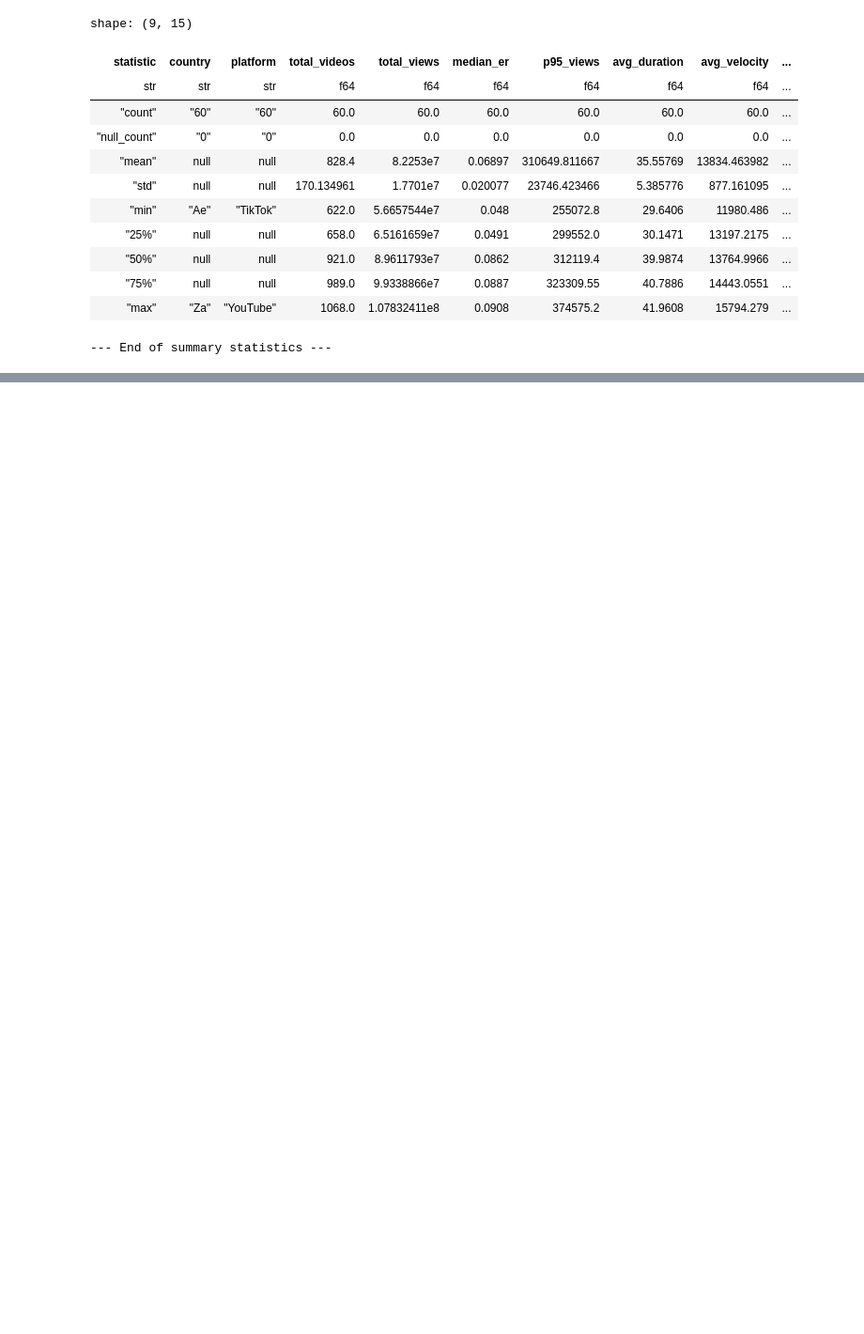
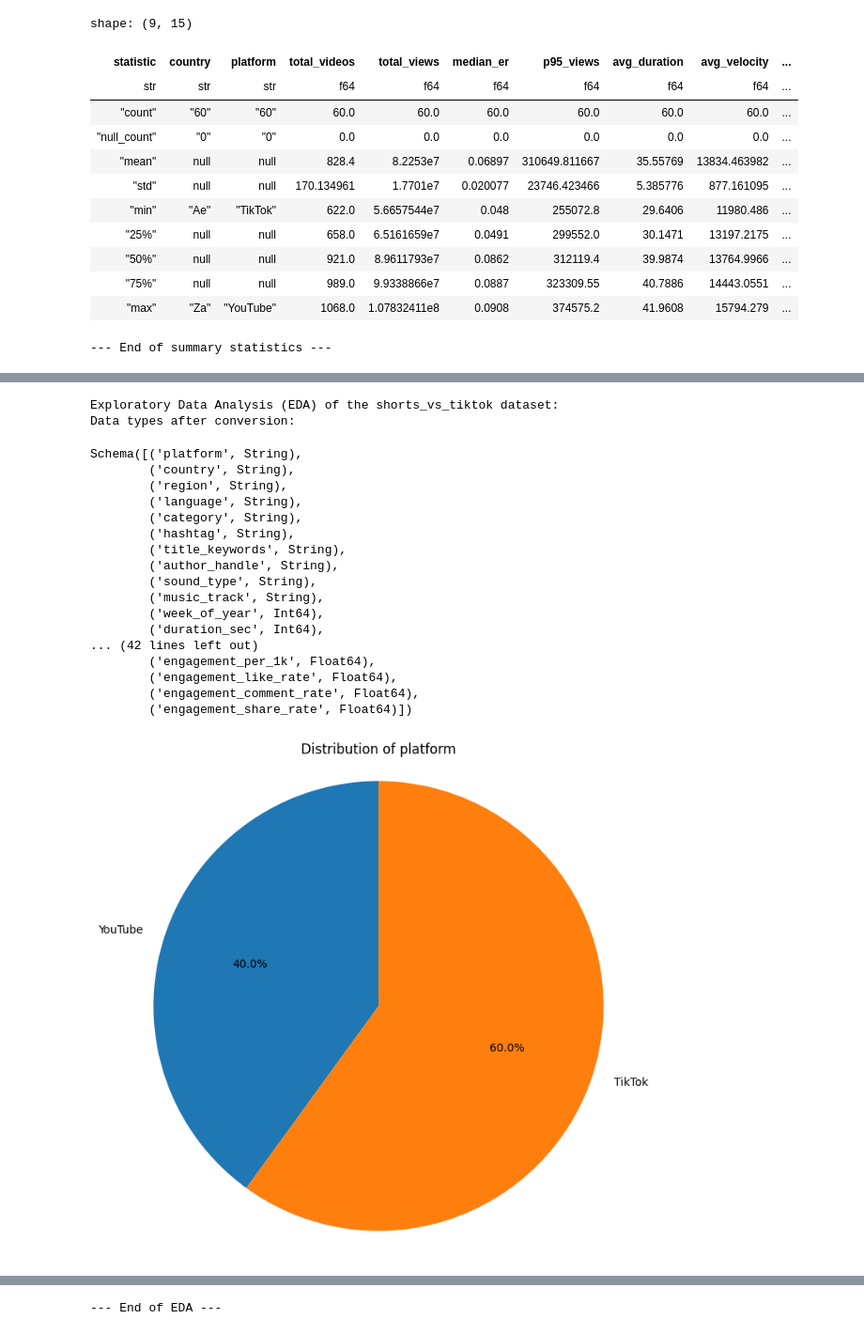
Before and after one commit to LeonTran29/YouTubeShorts-TikTok2025_Trends-Dataset, a Jupyter notebook: Process.ipynb, the cells around one changed output, grey strips where cells are left out. Shown: that part at 94% size. Drawn from its saved outputs; the diff is of its cells as text; code cells hidden in the pictures; blank space fills up the shorter version.

Commit message:
Adding up Introduction, Objectives, and first step in EDA.

```diff
--- a/Process.ipynb
+++ b/Process.ipynb
@@ -311,0 +343,54 @@ Data Dictionary:
+# %%
+# EDA the dataset (shorts_vs_tiktok)
+# Objective: To explore the dataset and understand the distribution of key metrics across different platforms and countries.
+# What you'll do: Use descriptive statistics and visualizations to analyze the distribution of views, likes, comments, shares, and completion rates across YouTube Shorts and TikTok. You can create histograms, box plots, and scatter plots to visualize these distributions.
+# Expected outcome: A comprehensive overview of how engagement metrics vary between the two platforms and across different countries.
+print("Exploratory Data Analysis (EDA) of the shorts_vs_tiktok dataset:")
+# Change format of date columns
+shorts_vs_tiktok = shorts_vs_tiktok.with_columns([
+    pl.col("publish_date_approx").str.strptime(pl.Date, "%Y-%m-%d"),
+    pl.col("year_month").str.strptime(pl.Date, "%Y-%m")
+])
+print("Data types after conversion:")
+display(shorts_vs_tiktok.schema)
+
+def piechart_sns(dataset, column):
+    df = dataset[column].value_counts().sort('count')
+    labels = df[column].to_list()
+    values = df['count'].to_list()
+    fig, ax = plt.subplots(figsize=(8, 8))
+    ax.pie(values, labels=labels, autopct='%1.1f%%', startangle=90)
+    ax.axis('equal')  # Equal aspect ratio ensures that pie is drawn as a circle.
+    plt.title(f'Distribution of {column}')
+    plt.show()
+
+piechart_sns(shorts_vs_tiktok, 'platform')
+piechart_sns(shorts_vs_tiktok, 'country')
+piechart_sns(shorts_vs_tiktok, 'category')
+piechart_sns(shorts_vs_tiktok, 'region')
+piechart_sns(shorts_vs_tiktok, 'language')
+
+
+
+print("--- End of EDA ---\n")
+# %% [output]
+Exploratory Data Analysis (EDA) of the shorts_vs_tiktok dataset:
+Data types after conversion:
+Schema([('platform', String),
+        ('country', String),
+        ('region', String),
+        ('language', String),
+        ('category', String),
+        ('hashtag', String),
+        ('title_keywords', String),
+        ('author_handle', String),
+        ('sound_type', String),
+        ('music_track', String),
+        ('week_of_year', Int64),
+        ('duration_sec', Int64),
+... (42 lines left out)
+        ('engagement_per_1k', Float64),
+        ('engagement_like_rate', Float64),
+        ('engagement_comment_rate', Float64),
+        ('engagement_share_rate', Float64)])
+[figure, added]
@@ -311,0 +401 @@ Data Dictionary:
+--- End of EDA ---
```
Also changed, not shown: parts of 8 cells of this notebook.
